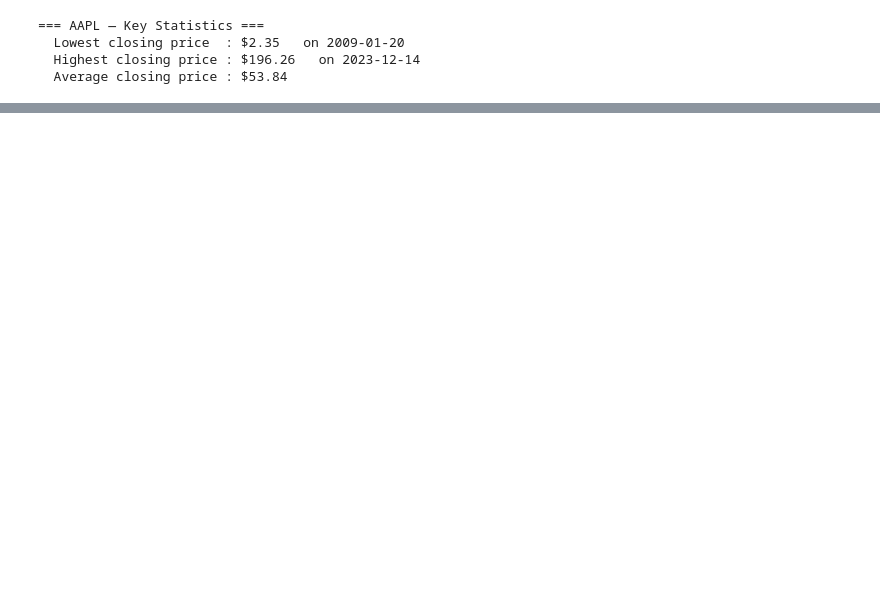
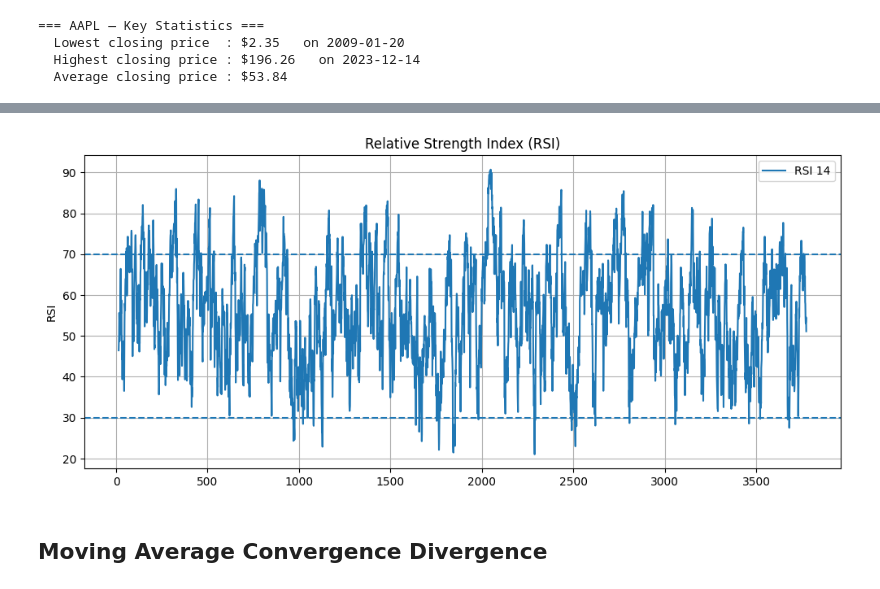
Before and after one commit to Rakeb-sys/news-sentiment-analysis, a Jupyter notebook: notebooks/AAPL_eda.ipynb, the cells around one changed output, grey strips where cells are left out. Drawn from its saved outputs; the diff is of its cells as text; code cells hidden in the pictures; blank space fills up the shorter version.

```diff
--- a/notebooks/AAPL_eda.ipynb
+++ b/notebooks/AAPL_eda.ipynb
@@ -125,0 +540,4 @@ df = plot_closing_price(df, data_name)
+# %%
+df['RSI_14'] = talib.RSI(df['Close'], timeperiod=14)
+print ('Calculated 14-day Relative Strength Index (RSI) using TA-Lib.')
+df['RSI_14'].head(-5)
@@ -125,0 +609,18 @@ df = plot_closing_price(df, data_name)
+# %%
+fig, axes = plt.subplots(1,1,figsize=(12, 5),sharex=True)
+axes.plot(df.index, df['RSI_14'], label='RSI 14')
+
+# Overbought line
+axes.axhline(70, linestyle='--')
+
+# Oversold line
+axes.axhline(30, linestyle='--')
+
+axes.set_title('Relative Strength Index (RSI)')
+axes.set_ylabel('RSI')
+axes.legend()
+axes.grid(True)
+# %% [output]
+[figure, added]
+# %% [markdown]
+## Moving Average Convergence Divergence
```
Also changed, not shown: parts of 38 cells of this notebook, 2 other files.
